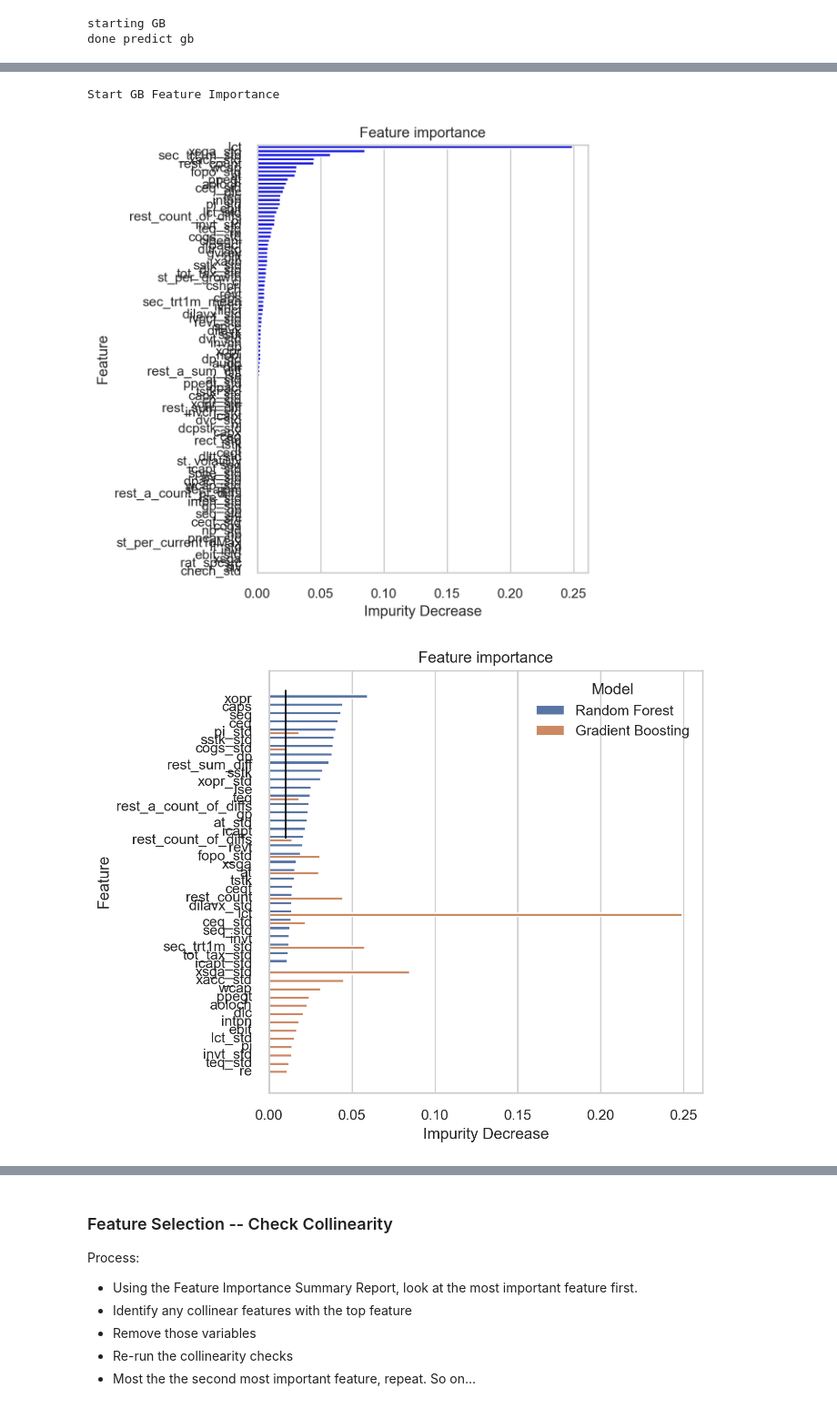
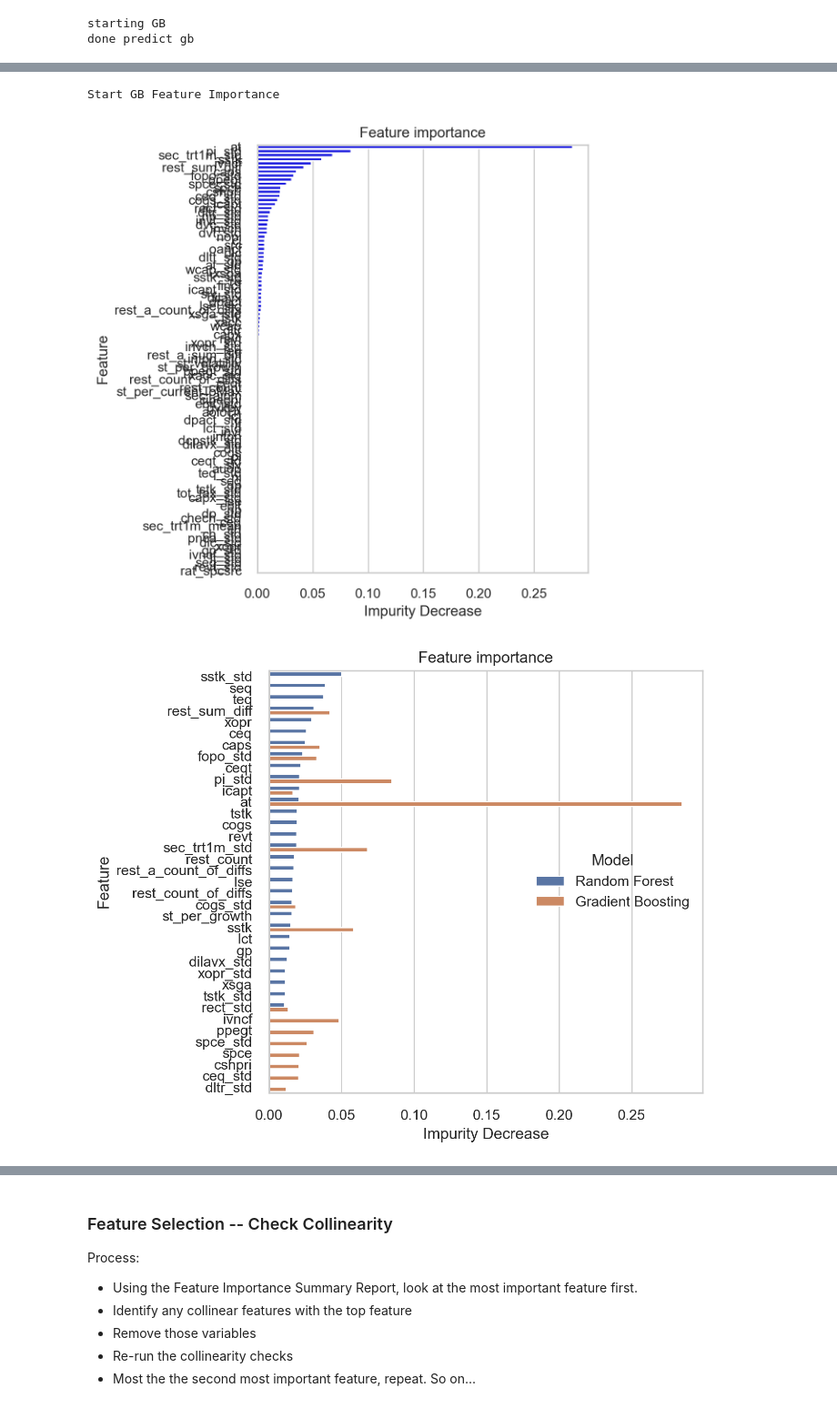
Before and after one commit to bcullinan32/CapstoneProject, a Jupyter notebook: Capstone_Modeling.ipynb, the cells around one changed output, grey strips where cells are left out. Shown: that part at 91% size. Drawn from its saved outputs; the diff is of its cells as text; code cells hidden in the pictures.

```diff
--- a/Capstone_Modeling.ipynb
+++ b/Capstone_Modeling.ipynb
@@ -627,8 +627,10 @@ Name: lawsuit, dtype: int64
 print("starting RF")
 # Random Forest
 ## Set and Fit Model
-rf = RandomForestClassifier(n_estimators=50, max_leaf_nodes=32, min_samples_split=2, max_depth=3,
+## Note: Params from gridSearchCV optimized for recall w/ all features
+rf = RandomForestClassifier(n_estimators=1000, max_leaf_nodes=96, min_samples_split=2, max_depth=5,
                             max_features='sqrt',criterion='gini',n_jobs=-1)
+
 
 rf.fit(x_train,y_train)
 
@@ -689,8 +691,9 @@ Start RF Feature Importance
 # %%
 print("starting GB")
 ## Setting when optimized for Accuracy
+## Note: Params from gridSearchCV optimized for recall w/ all features
 gb = GradientBoostingClassifier(n_estimators=50, learning_rate=0.99,random_state=1,
-                                max_depth=10, min_samples_split=50, max_features=4)
+                                max_depth=3, min_samples_split=75, max_features=8)
 
 gb.fit(x_train,y_train)
 
@@ -747,7 +750,7 @@ fig.show()
 plt.savefig(plotLoc+'GB__LS_FeatSelect.png')
 # %% [output]
 Start GB Feature Importance
-[figure, old version]
+[figure, new version]
 # %%
 ## Combined Feature Importance Plot
 
@@ -768,26 +771,26 @@ feature_importances_comb = rf_forest_importances.append(gb_forest_importances, i
 # %%
 # drop these row indexes
 # from dataFrame
 index_names = feature_importances_comb[feature_importances_comb['impDecrease'] <= 0.01 ].index
 
 # drop these row indexes
 # from dataFrame
 feature_importances_comb.drop(index_names, inplace = True)
 feature_importances_comb
 
 # Create Plot
 sns.set_theme(style="whitegrid")
 fig, ax = plt.subplots(figsize = (6,6), dpi=200)
 ax = sns.barplot(x="impDecrease", y="feature", hue="Model",
                   data=feature_importances_comb)
-plt.vlines(x = 0.01, ymin = -1, ymax = 17.0, color = 'black', linewidth=1)
+#plt.vlines(x = 0.01, ymin = -1, ymax = 17.0, color = 'black', linewidth=1)
 ax.set_title("Feature importance")
 ax.set_ylabel("Feature")
 ax.set_xlabel("Impurity Decrease")
 
 plt.savefig(plotLoc +'Combined_LS_FeatSelect.png')
 # %% [output]
-[figure, old version]
+[figure, new version]
 # %%
 # Tmp (Possible -- Drop GB Feature Importance since RF was much better w/ Recall)
 feature_importances_RFONLY = rf_forest_importances
```
Also changed, not shown: parts of 75 cells of this notebook, 27 other files.
